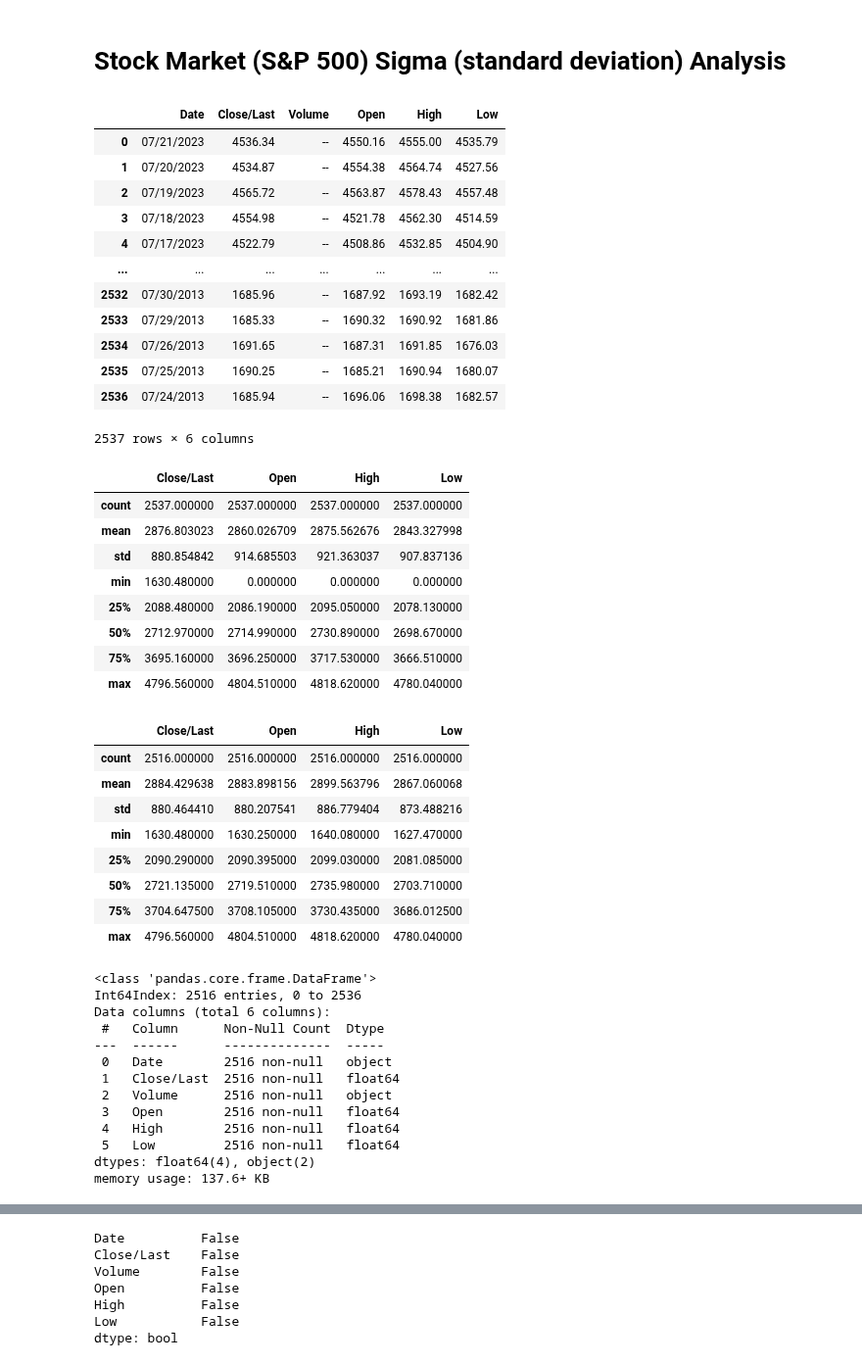
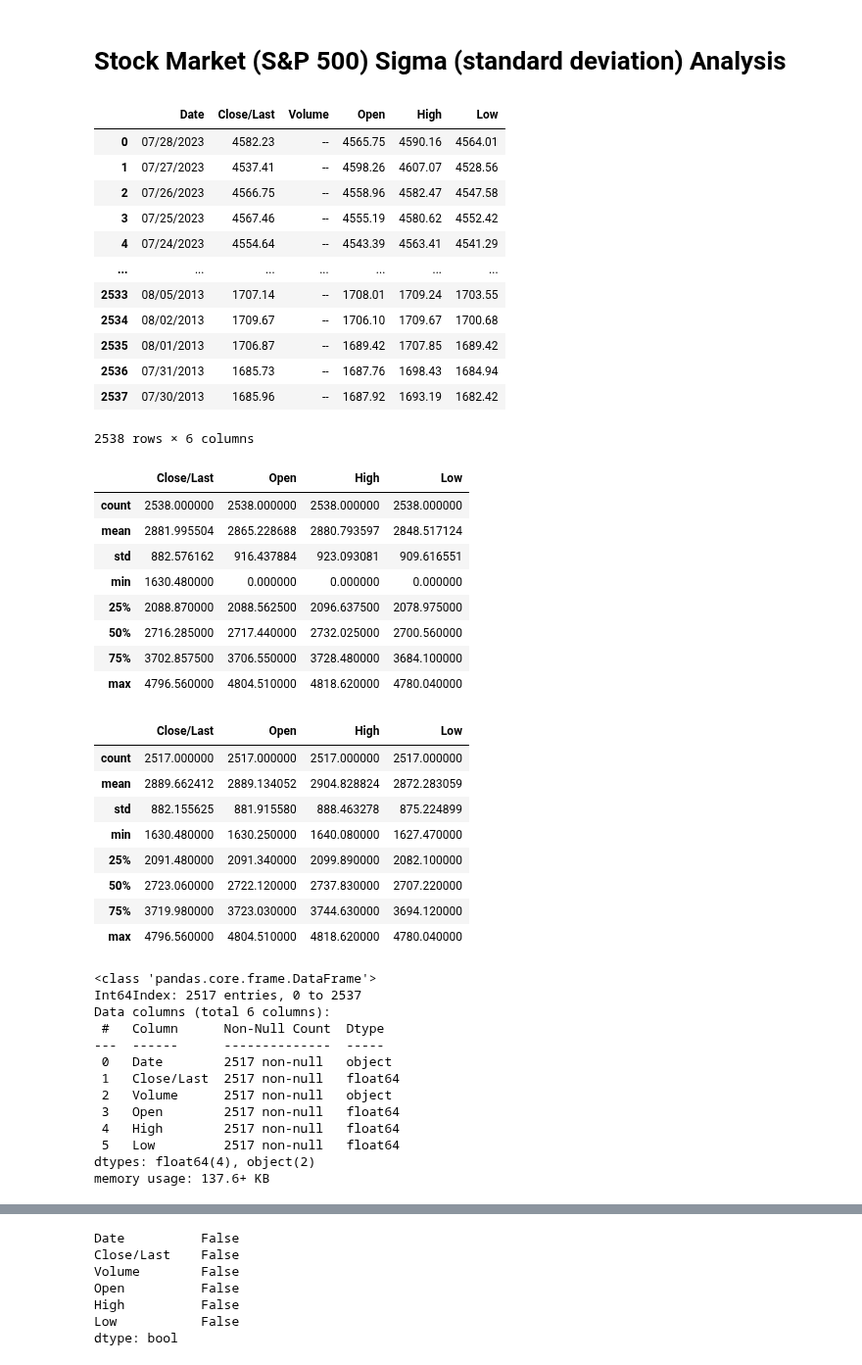
Before and after one commit to JohnBroberg/StockMarketSigma, a Jupyter notebook: StockMarketSigma.ipynb, the cells around one changed output, grey strips where cells are left out. Shown at 98% size. Cells and saved outputs as stored; diff of their text form; code cells hidden in the pictures.

```diff
--- a/StockMarketSigma.ipynb
+++ b/StockMarketSigma.ipynb
@@ -4,57 +4,57 @@
 #created by John Broberg on 2022-05-29
 #inspired by "LET THE WILD RUMPUS BEGIN" by JEREMY GRANTHAM of GMO
 #ref. https://www.gmo.com/globalassets/articles/viewpoints/2022/gmo_let-the-wild-rumpus-begin_1-22.pdf
 
 #https://www.gmo.com/americas/research-library/entering-the-superbubbles-final-act/
 #"...superbubbles – 2.5 to 3 sigma events..."
 #"...ordinary 2 sigma bubbles..."
 #"Ordinary bubbles are, to us, those that reach a 2 sigma deviation from trend. Superbubbles reach 2.5 sigma or greater."
 
 #source data: https://www.nasdaq.com/market-activity/index/spx/historical
 
 #cd
 #cd git/StockMarketSigma
 #git pull https://github.com/JohnBroberg/StockMarketSigma.git
 
 #Get trendline equation
 #https://stackoverflow.com/questions/49460596/add-trendline-with-equation-in-2d-array
 #https://stackoverflow.com/questions/26447191/how-to-add-trendline-in-python-matplotlib-dot-scatter-graphs
 
 
 import pandas as pd
 import numpy as np
 import matplotlib.pyplot as plt
 import seaborn as sns
 
-data = 'HistoricalData_1690234142319.csv'
+data = 'HistoricalData_1690743829498.csv'
 df = pd.read_csv(data)
 
 df
 # %% [output]
 |  | Date | Close/Last | Volume | Open | High | Low |
-| 0 | 07/21/2023 | 4536.34 | -- | 4550.16 | 4555.00 | 4535.79 |
-| 1 | 07/20/2023 | 4534.87 | -- | 4554.38 | 4564.74 | 4527.56 |
-| 2 | 07/19/2023 | 4565.72 | -- | 4563.87 | 4578.43 | 4557.48 |
-| 3 | 07/18/2023 | 4554.98 | -- | 4521.78 | 4562.30 | 4514.59 |
-| 4 | 07/17/2023 | 4522.79 | -- | 4508.86 | 4532.85 | 4504.90 |
+| 0 | 07/28/2023 | 4582.23 | -- | 4565.75 | 4590.16 | 4564.01 |
+| 1 | 07/27/2023 | 4537.41 | -- | 4598.26 | 4607.07 | 4528.56 |
+| 2 | 07/26/2023 | 4566.75 | -- | 4558.96 | 4582.47 | 4547.58 |
+| 3 | 07/25/2023 | 4567.46 | -- | 4555.19 | 4580.62 | 4552.42 |
+| 4 | 07/24/2023 | 4554.64 | -- | 4543.39 | 4563.41 | 4541.29 |
 | ... | ... | ... | ... | ... | ... | ... |
-| 2532 | 07/30/2013 | 1685.96 | -- | 1687.92 | 1693.19 | 1682.42 |
-| 2533 | 07/29/2013 | 1685.33 | -- | 1690.32 | 1690.92 | 1681.86 |
-| 2534 | 07/26/2013 | 1691.65 | -- | 1687.31 | 1691.85 | 1676.03 |
-| 2535 | 07/25/2013 | 1690.25 | -- | 1685.21 | 1690.94 | 1680.07 |
-| 2536 | 07/24/2013 | 1685.94 | -- | 1696.06 | 1698.38 | 1682.57 |
+| 2533 | 08/05/2013 | 1707.14 | -- | 1708.01 | 1709.24 | 1703.55 |
+| 2534 | 08/02/2013 | 1709.67 | -- | 1706.10 | 1709.67 | 1700.68 |
+| 2535 | 08/01/2013 | 1706.87 | -- | 1689.42 | 1707.85 | 1689.42 |
+| 2536 | 07/31/2013 | 1685.73 | -- | 1687.76 | 1698.43 | 1684.94 |
+| 2537 | 07/30/2013 | 1685.96 | -- | 1687.92 | 1693.19 | 1682.42 |
-2537 rows × 6 columns
+2538 rows × 6 columns
 # %%
 df.describe()
 # %% [output]
 |  | Close/Last | Open | High | Low |
-| count | 2537.000000 | 2537.000000 | 2537.000000 | 2537.000000 |
-| mean | 2876.803023 | 2860.026709 | 2875.562676 | 2843.327998 |
-| std | 880.854842 | 914.685503 | 921.363037 | 907.837136 |
+| count | 2538.000000 | 2538.000000 | 2538.000000 | 2538.000000 |
+| mean | 2881.995504 | 2865.228688 | 2880.793597 | 2848.517124 |
+| std | 882.576162 | 916.437884 | 923.093081 | 909.616551 |
 | min | 1630.480000 | 0.000000 | 0.000000 | 0.000000 |
-| 25% | 2088.480000 | 2086.190000 | 2095.050000 | 2078.130000 |
-| 50% | 2712.970000 | 2714.990000 | 2730.890000 | 2698.670000 |
-| 75% | 3695.160000 | 3696.250000 | 3717.530000 | 3666.510000 |
+| 25% | 2088.870000 | 2088.562500 | 2096.637500 | 2078.975000 |
+| 50% | 2716.285000 | 2717.440000 | 2732.025000 | 2700.560000 |
+| 75% | 3702.857500 | 3706.550000 | 3728.480000 | 3684.100000 |
 | max | 4796.560000 | 4804.510000 | 4818.620000 | 4780.040000 |
 # %%
 #remove holidays (Open == 0)
@@ -63,28 +63,28 @@ df = df.loc[~(df['Open']==0)]
 df.describe()
 # %% [output]
 |  | Close/Last | Open | High | Low |
-| count | 2516.000000 | 2516.000000 | 2516.000000 | 2516.000000 |
-| mean | 2884.429638 | 2883.898156 | 2899.563796 | 2867.060068 |
-| std | 880.464410 | 880.207541 | 886.779404 | 873.488216 |
+| count | 2517.000000 | 2517.000000 | 2517.000000 | 2517.000000 |
+| mean | 2889.662412 | 2889.134052 | 2904.828824 | 2872.283059 |
+| std | 882.155625 | 881.915580 | 888.463278 | 875.224899 |
 | min | 1630.480000 | 1630.250000 | 1640.080000 | 1627.470000 |
-| 25% | 2090.290000 | 2090.395000 | 2099.030000 | 2081.085000 |
-| 50% | 2721.135000 | 2719.510000 | 2735.980000 | 2703.710000 |
-| 75% | 3704.647500 | 3708.105000 | 3730.435000 | 3686.012500 |
+| 25% | 2091.480000 | 2091.340000 | 2099.890000 | 2082.100000 |
+| 50% | 2723.060000 | 2722.120000 | 2737.830000 | 2707.220000 |
+| 75% | 3719.980000 | 3723.030000 | 3744.630000 | 3694.120000 |
 | max | 4796.560000 | 4804.510000 | 4818.620000 | 4780.040000 |
 # %%
 df.info()
 # %% [output]
 <class 'pandas.core.frame.DataFrame'>
-Int64Index: 2516 entries, 0 to 2536
+Int64Index: 2517 entries, 0 to 2537
 Data columns (total 6 columns):
  #   Column      Non-Null Count  Dtype
 ---  ------      --------------  -----
- 0   Date        2516 non-null   object
- 1   Close/Last  2516 non-null   float64
- 2   Volume      2516 non-null   object
- 3   Open        2516 non-null   float64
- 4   High        2516 non-null   float64
- 5   Low         2516 non-null   float64
+ 0   Date        2517 non-null   object
+ 1   Close/Last  2517 non-null   float64
+ 2   Volume      2517 non-null   object
+ 3   Open        2517 non-null   float64
+ 4   High        2517 non-null   float64
+ 5   Low         2517 non-null   float64
 dtypes: float64(4), object(2)
 memory usage: 137.6+ KB
 # %%
```
Also changed, not shown: parts of 12 cells of this notebook, 2 other files.
